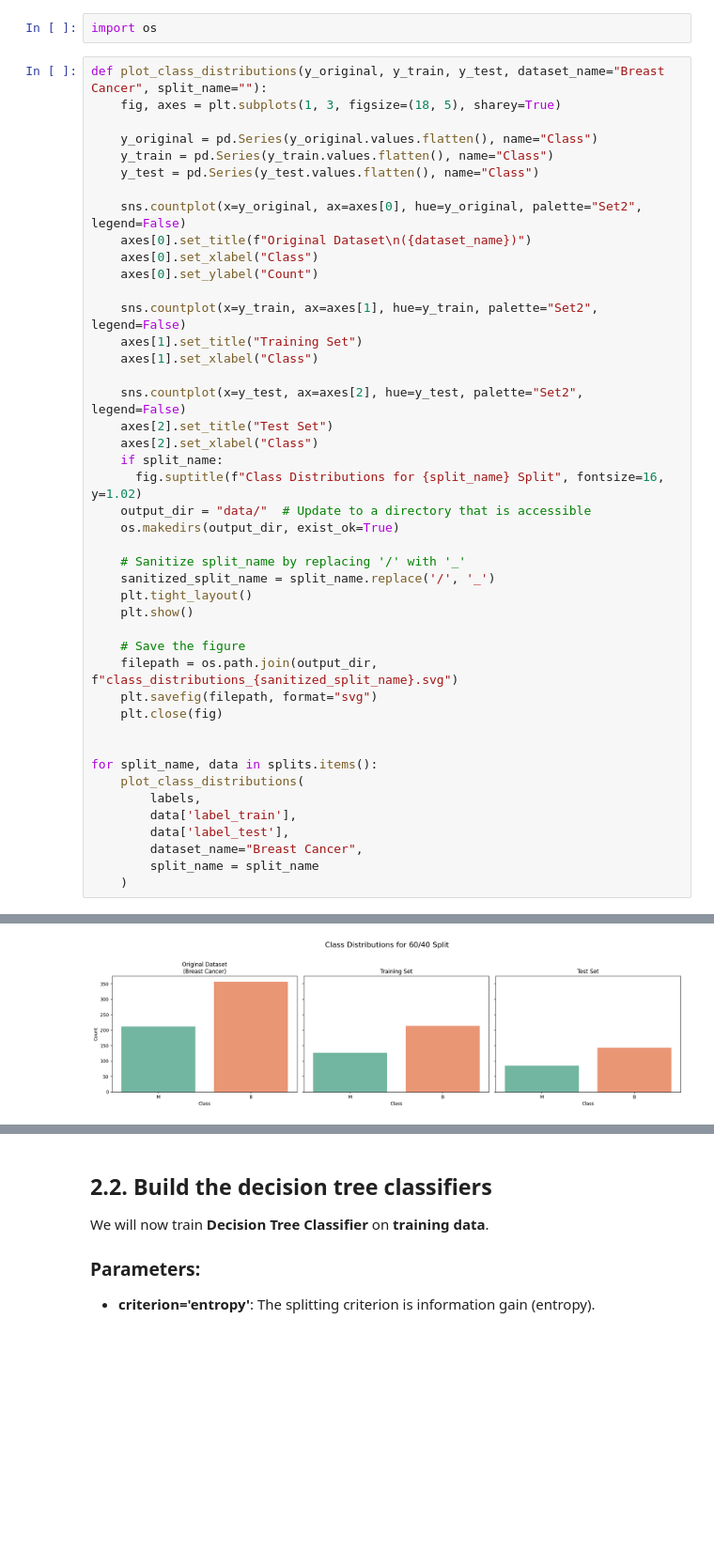
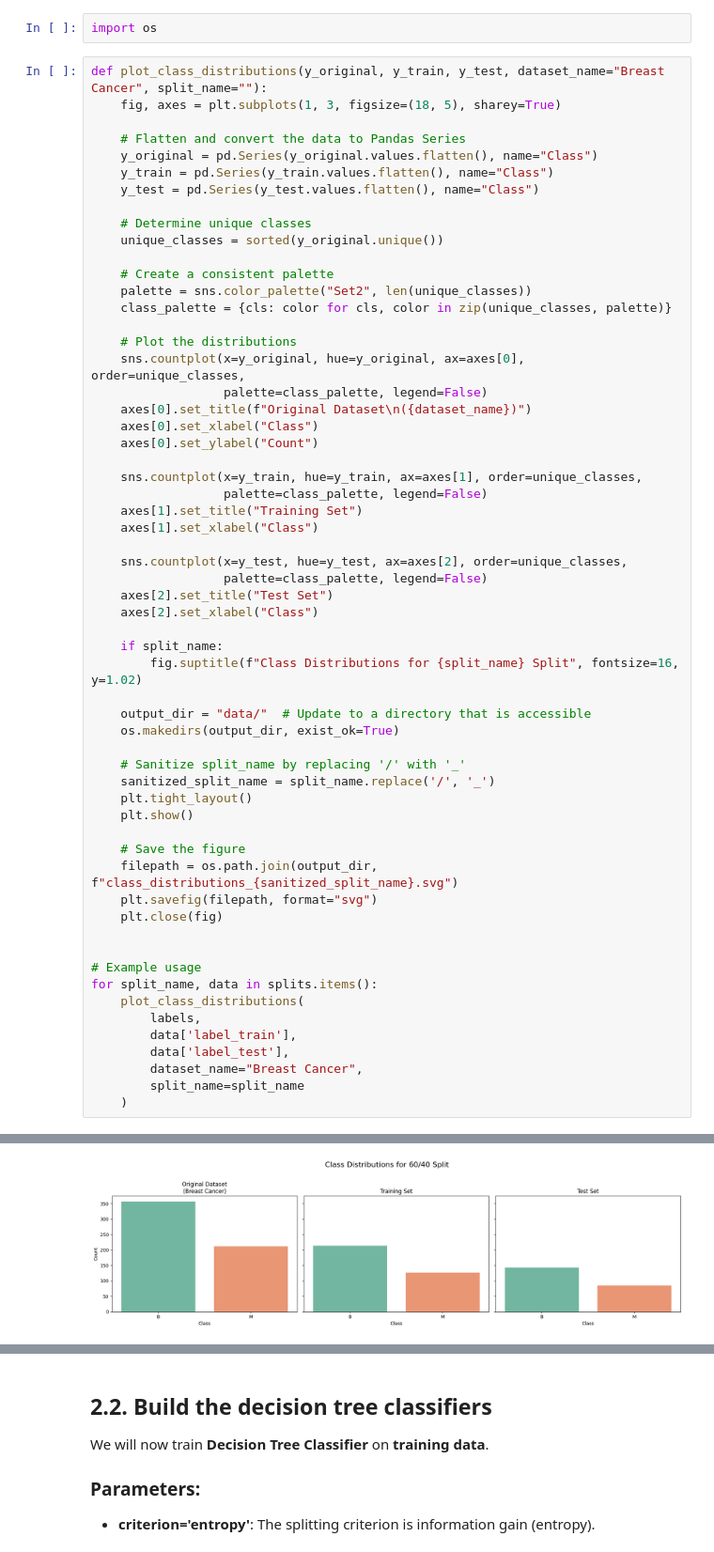
Before and after one commit to daobathanhh/Decision-Tree, a Jupyter notebook: Breast Cancer/breast_cancer_analysis.ipynb, the cells around one changed output, grey strips where cells are left out. Shown at 94% size. Drawn from its saved outputs; the diff is of its cells as text; blank space fills up the shorter version.

Commit message:
Change the color_order in breast cancer dataset visualization

```diff
--- a/Breast Cancer/breast_cancer_analysis.ipynb
+++ b/Breast Cancer/breast_cancer_analysis.ipynb
@@ -199,24 +201,38 @@ import os
 def plot_class_distributions(y_original, y_train, y_test, dataset_name="Breast Cancer", split_name=""):
     fig, axes = plt.subplots(1, 3, figsize=(18, 5), sharey=True)
 
+    # Flatten and convert the data to Pandas Series
     y_original = pd.Series(y_original.values.flatten(), name="Class")
     y_train = pd.Series(y_train.values.flatten(), name="Class")
     y_test = pd.Series(y_test.values.flatten(), name="Class")
 
-    sns.countplot(x=y_original, ax=axes[0], hue=y_original, palette="Set2", legend=False)
+    # Determine unique classes
+    unique_classes = sorted(y_original.unique())
+
+    # Create a consistent palette
+    palette = sns.color_palette("Set2", len(unique_classes))
+    class_palette = {cls: color for cls, color in zip(unique_classes, palette)}
+
+    # Plot the distributions
+    sns.countplot(x=y_original, hue=y_original, ax=axes[0], order=unique_classes,
+                  palette=class_palette, legend=False)
     axes[0].set_title(f"Original Dataset\n({dataset_name})")
     axes[0].set_xlabel("Class")
     axes[0].set_ylabel("Count")
 
-    sns.countplot(x=y_train, ax=axes[1], hue=y_train, palette="Set2", legend=False)
+    sns.countplot(x=y_train, hue=y_train, ax=axes[1], order=unique_classes,
+                  palette=class_palette, legend=False)
     axes[1].set_title("Training Set")
     axes[1].set_xlabel("Class")
 
-    sns.countplot(x=y_test, ax=axes[2], hue=y_test, palette="Set2", legend=False)
+    sns.countplot(x=y_test, hue=y_test, ax=axes[2], order=unique_classes,
+                  palette=class_palette, legend=False)
     axes[2].set_title("Test Set")
     axes[2].set_xlabel("Class")
+
     if split_name:
-      fig.suptitle(f"Class Distributions for {split_name} Split", fontsize=16, y=1.02)
+        fig.suptitle(f"Class Distributions for {split_name} Split", fontsize=16, y=1.02)
+
     output_dir = "data/"  # Update to a directory that is accessible
     os.makedirs(output_dir, exist_ok=True)
 
@@ -231,12 +247,13 @@ def plot_class_distributions(y_original, y_train, y_test, dataset_name="Breast C
     plt.close(fig)
 
 
+# Example usage
 for split_name, data in splits.items():
     plot_class_distributions(
         labels,
         data['label_train'],
         data['label_test'],
         dataset_name="Breast Cancer",
-        split_name = split_name
+        split_name=split_name
     )
 # %% [output]
@@ -244,3 +261,3 @@ for split_name, data in splits.items():
 <Figure size 640x480 with 0 Axes>
-[figure, old version]
+[figure, new version]
 <Figure size 640x480 with 0 Axes>
```
Also changed, not shown: parts of 9 cells of this notebook.
